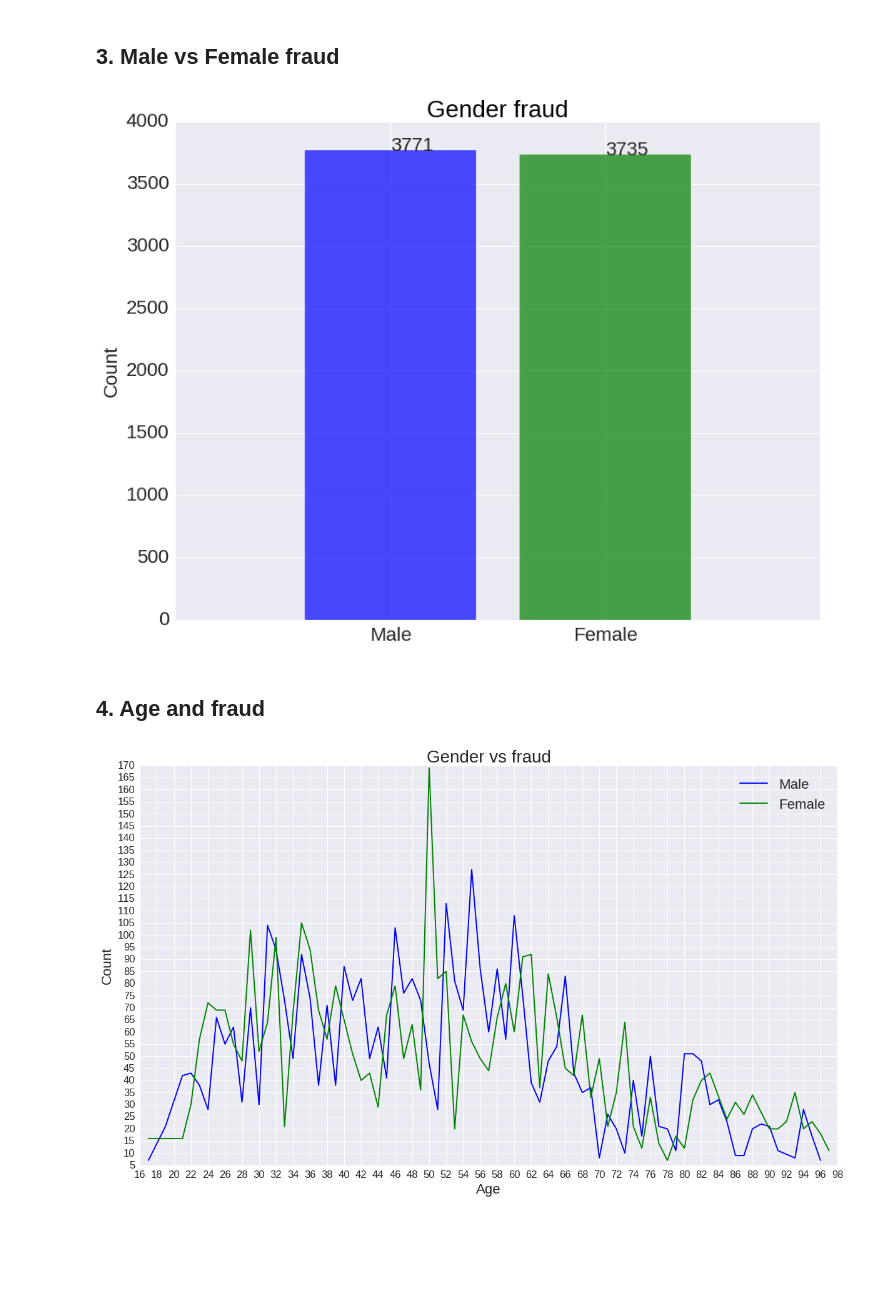
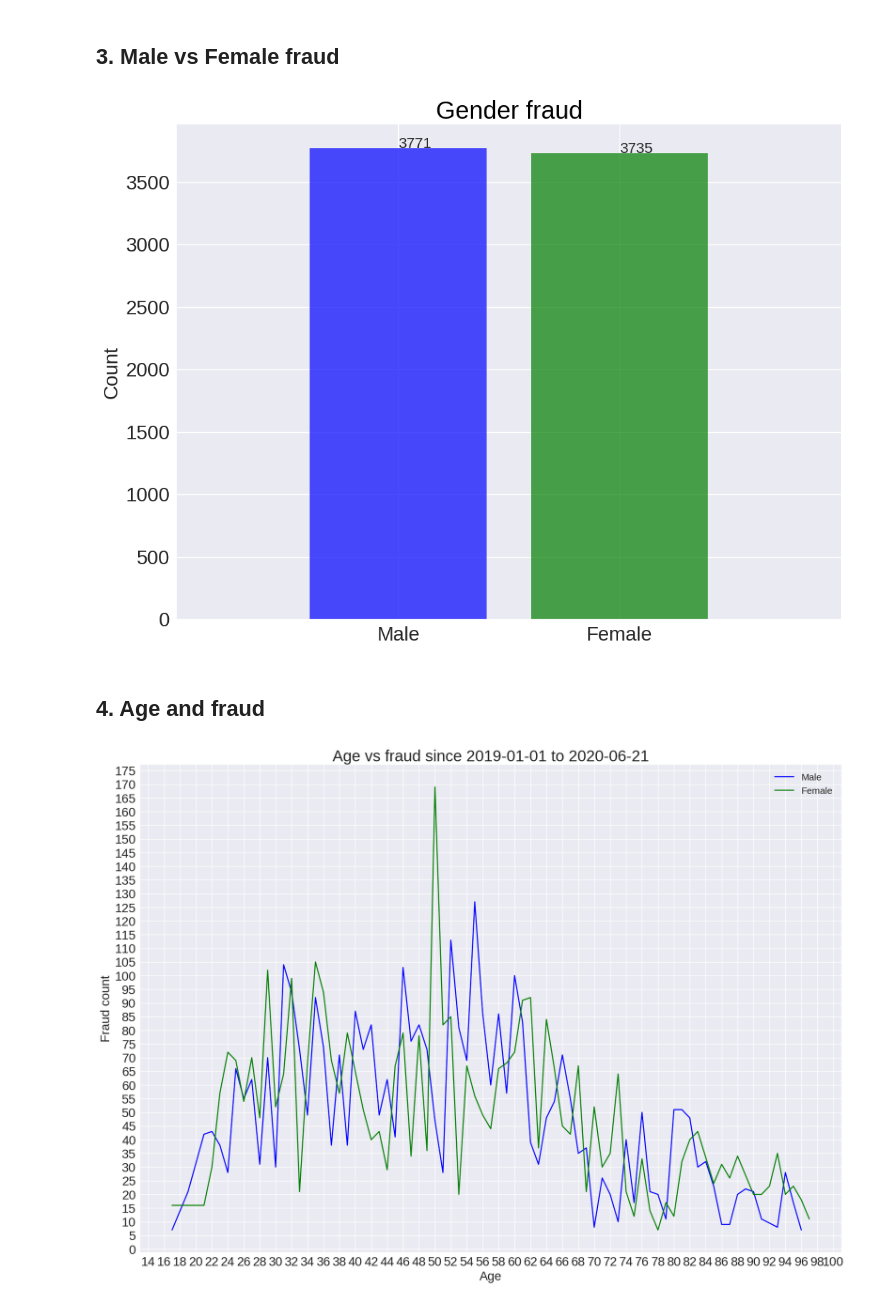
Before and after one commit to ToniPaltus/fraud_detection, a Jupyter notebook: main.ipynb, the cells around one changed output. Cells and saved outputs as stored; diff of their text form; code cells hidden in the pictures; blank space fills up the shorter version.

```diff
--- a/main.ipynb
+++ b/main.ipynb
@@ -14,6 +14,16 @@ import seaborn as sns
 # Styles
 sns.set_theme(style='white', palette=None)
 plt.style.use('seaborn')
+plt.rcParams['font.family'] = 'sans-serif'
+plt.rcParams['font.serif'] = 'Ubuntu'
+
+plt.rcParams['axes.titlesize'] = 25
+plt.rcParams['figure.titlesize'] = 25
+plt.rcParams['axes.labelsize'] = 20
+plt.rcParams['xtick.labelsize'] = 20
+plt.rcParams['ytick.labelsize'] = 20
+plt.rcParams['legend.fontsize'] = 15
+plt.rcParams['font.size'] = 15
 # %% [markdown]
 # Data preprocessing
 # %%
@@ -137,19 +165,18 @@ male_fraud = len(df_train[(df_train['is_fraud'] == 1) & (df_train['gender']=='M'
 female_fraud = len(df_train[(df_train['is_fraud'] == 1) & (df_train['gender']=='F')])
 # %%
 fig, ax = plt.subplots(figsize=(12, 9))
-ax.set_title('Gender fraud', fontsize=25, color='k')
-ax.set_ylabel('Count', fontsize=20)
+ax.set_title('Gender fraud', color='k')
+ax.set_ylabel('Count')
 
 ax.bar(['Male', 'Female'], [male_fraud, female_fraud], color=['b', 'g'], alpha=0.7)
-plt.text(0, male_fraud, male_fraud, fontsize=20)
-plt.text(1, female_fraud, female_fraud, fontsize=20)
-plt.tick_params(axis='both', which='major', labelsize=20)
+plt.text(0, male_fraud, male_fraud)
+plt.text(1, female_fraud, female_fraud)
 plt.xlim([-1, 2])
 
 ax.grid(True)
 plt.show()
 # %% [output]
-[figure, old version]
+[figure, new version]
 # %% [markdown]
 ## 4. Age and fraud
 # %%
@@ -162,23 +189,22 @@ male_count = pd.DataFrame(df_male.groupby('age').sum('is_fraud')).values
 female_ages = pd.DataFrame(df_female.groupby('age').sum('is_fraud')).index
 female_count = pd.DataFrame(df_female.groupby('age').sum('is_fraud')).values
 # %%
-fig, ax = plt.subplots(figsize=(18,10))
-ax.set_title('Gender vs fraud', fontsize=25)
-ax.set_xlabel('Age', fontsize=20)
-ax.set_ylabel('Count', fontsize=20)
+fig, ax = plt.subplots(figsize=(20,14))
+ax.set_title(f"Age vs fraud since {df_train['transaction_time'].min().date()} to {df_train['transaction_time'].max().date()}")
+ax.set_xlabel('Age')
+ax.set_ylabel('Fraud count')
 
 ax.plot(male_ages, male_count, c='b', label='Male')
 ax.plot(female_ages, female_count, c='g', label='Female')
 
 ax.xaxis.set_major_locator(ticker.MultipleLocator(2))
 ax.xaxis.set_minor_locator(ticker.MultipleLocator(1))
 
 ax.yaxis.set_major_locator(ticker.MultipleLocator(5))
 ax.yaxis.set_minor_locator(ticker.MultipleLocator(1))
 
-plt.tick_params(axis='both', which='major', labelsize=15)
-plt.legend(fontsize=20)
+plt.legend()
 plt.grid(visible=True)
 plt.show()
 # %% [output]
-[figure, old version]
+[figure, new version]
```
Also changed, not shown: parts of 5 cells of this notebook.
